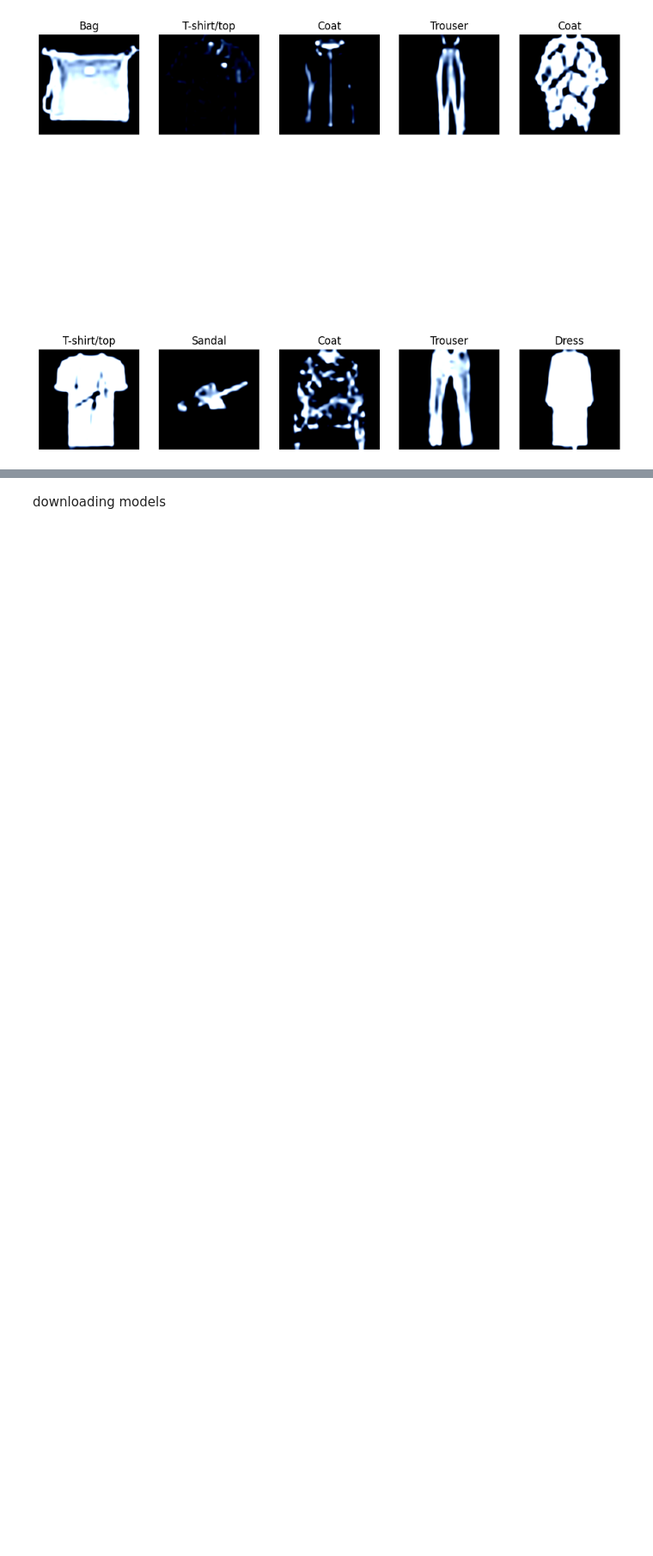
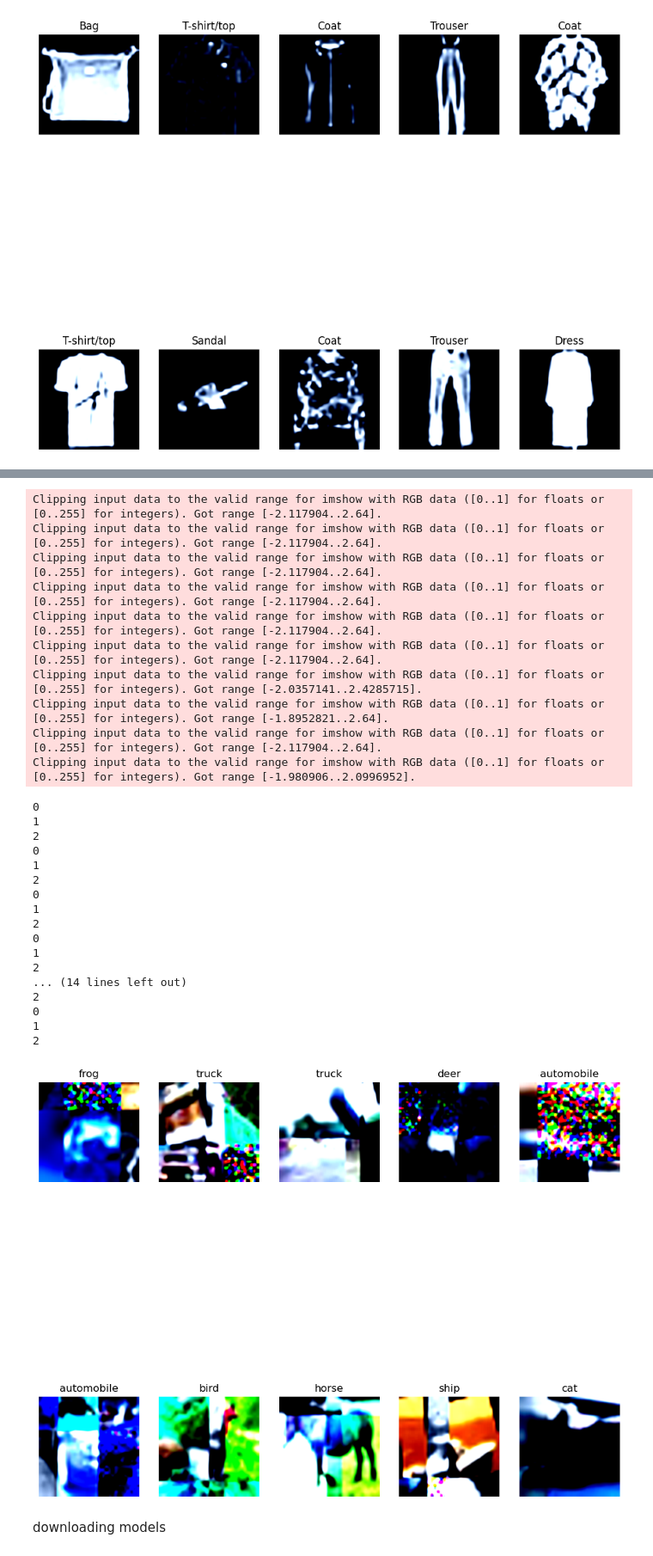
Before and after one commit to kaminskaz/Projekt-Interdyscyplinarny, a Jupyter notebook: training.ipynb, the cells around one changed output, grey strips where cells are left out. Shown at 86% size. Drawn from its saved outputs; the diff is of its cells as text; code cells hidden in the pictures; blank space fills up the shorter version.

```diff
--- a/training.ipynb
+++ b/training.ipynb
@@ -127,3 +239,38 @@ Clipping input data to the valid range for imshow with RGB data ([0..1] for floa
+# %%
+subset_indices = list(range(10))
+cifar10_subset = torch.utils.data.Subset(cifar10_train, subset_indices)
+subset_loader = DataLoader(cifar10_subset, batch_size=10, shuffle=False)
+sample_images, sample_labels = next(iter(subset_loader))
+imshow(sample_images, sample_labels, cifar10_classes)
+# %% [output]
+Clipping input data to the valid range for imshow with RGB data ([0..1] for floats or [0..255] for integers). Got range [-2.117904..2.64].
+Clipping input data to the valid range for imshow with RGB data ([0..1] for floats or [0..255] for integers). Got range [-2.117904..2.64].
+Clipping input data to the valid range for imshow with RGB data ([0..1] for floats or [0..255] for integers). Got range [-2.117904..2.64].
+Clipping input data to the valid range for imshow with RGB data ([0..1] for floats or [0..255] for integers). Got range [-2.117904..2.64].
+Clipping input data to the valid range for imshow with RGB data ([0..1] for floats or [0..255] for integers). Got range [-2.117904..2.64].
+Clipping input data to the valid range for imshow with RGB data ([0..1] for floats or [0..255] for integers). Got range [-2.117904..2.64].
+Clipping input data to the valid range for imshow with RGB data ([0..1] for floats or [0..255] for integers). Got range [-2.0357141..2.4285715].
+Clipping input data to the valid range for imshow with RGB data ([0..1] for floats or [0..255] for integers). Got range [-1.8952821..2.64].
+Clipping input data to the valid range for imshow with RGB data ([0..1] for floats or [0..255] for integers). Got range [-2.117904..2.64].
+Clipping input data to the valid range for imshow with RGB data ([0..1] for floats or [0..255] for integers). Got range [-1.980906..2.0996952].
+0
+1
+2
+0
+1
+2
+0
+1
+2
+0
+1
+2
+... (14 lines left out)
+2
+0
+1
+2
+[figure, added]
 # %% [markdown]
 downloading models
 # %%
```
Also changed, not shown: parts of 7 cells of this notebook, 1 other file.
